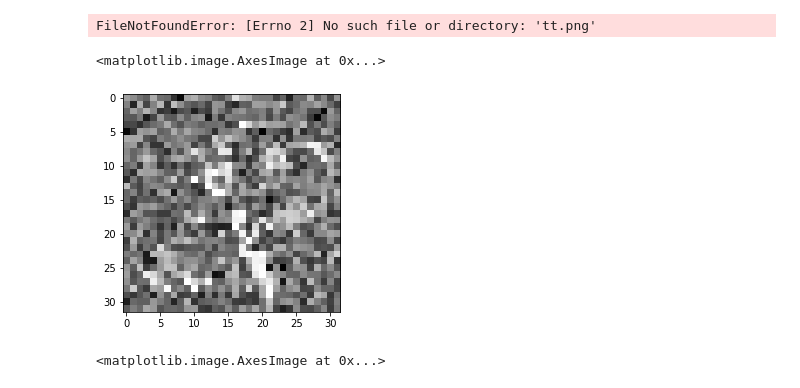
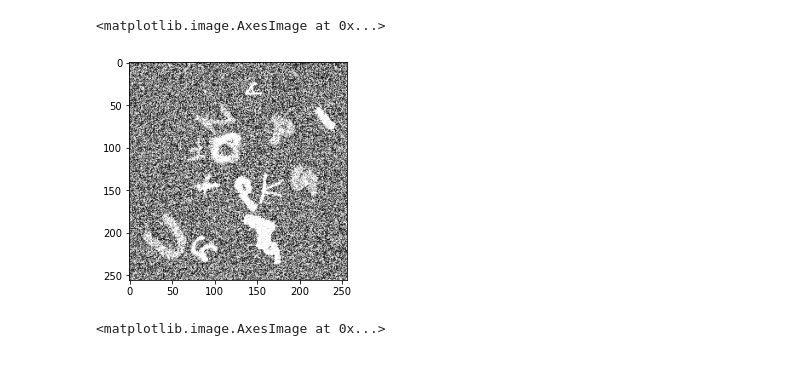
Before and after one commit to hyunseoki/dacon_dirty_mnist_1st, a Jupyter notebook: noise_gen.ipynb, the cells around one changed output. Drawn from its saved outputs; the diff is of its cells as text; code cells hidden in the pictures.

```diff
--- a/noise_gen.ipynb
+++ b/noise_gen.ipynb
@@ -124,13 +124,9 @@ plt.imshow(median, 'gray')
 # %%
-image = np.array(Image.open('tt.png').convert('L'))
+image = np.array(Image.open('./data/dirty_mnist_2nd/00000.png').convert('L'))
 plt.imshow(image, 'gray')
 # %% [output]
-FileNotFoundError: [Errno 2] No such file or directory: 'tt.png'
+<matplotlib.image.AxesImage at 0x...>
+[figure, added]
-# %%
-plt.imshow(cv2.resize(image, dsize=(32,32)), 'gray')
-# %% [output]
-<matplotlib.image.AxesImage at 0x...>
-[figure, removed]
 # %%
 median = cv2.medianBlur(image.astype(np.float32), 3)
 plt.imshow(median, 'gray')
```
Also changed, not shown: parts of 11 cells of this notebook, 2 other files.
